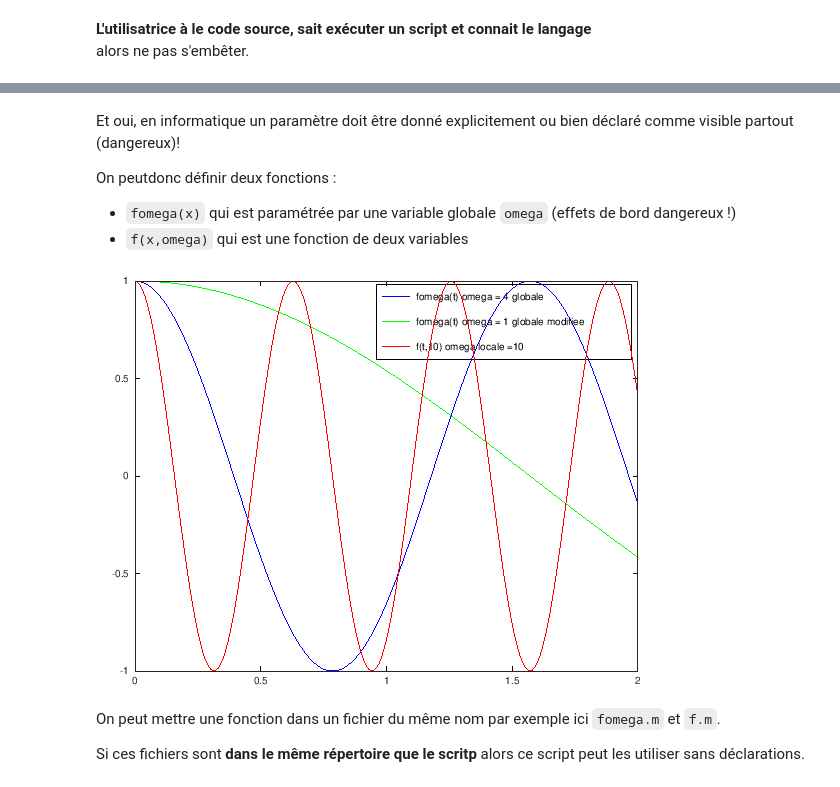
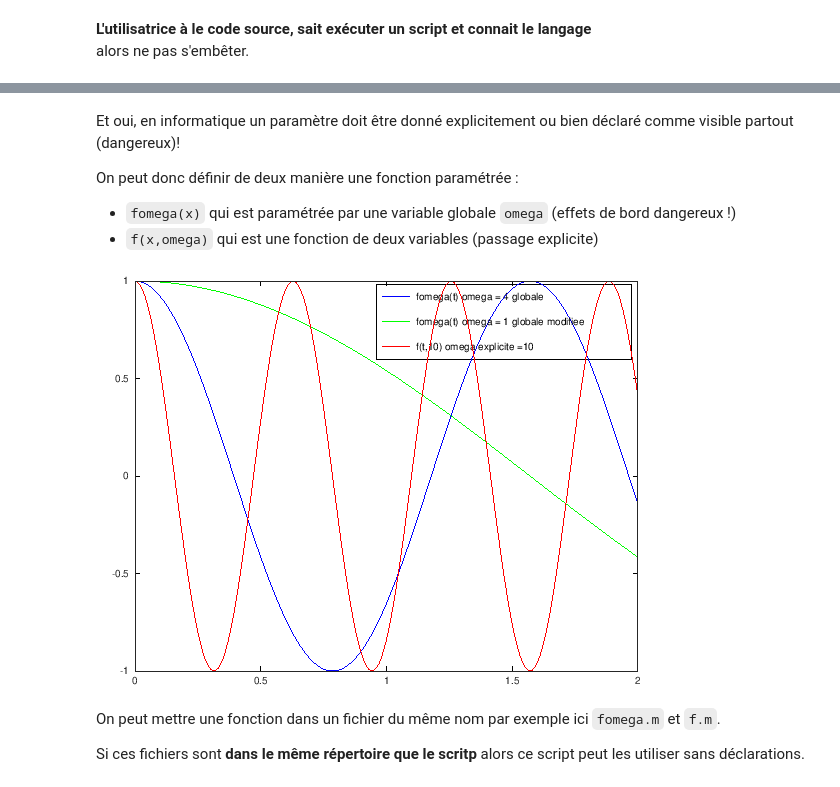
Before and after one commit to balaise31/Signal, a Jupyter notebook: continu/td/notebooks/intro_octave_2.ipynb, the cells around one changed output, grey strips where cells are left out. Saved outputs shown, nothing was run; the diff lists cells and outputs as text; code cells hidden in the pictures.

```diff
--- a/continu/td/notebooks/intro_octave_2.ipynb
+++ b/continu/td/notebooks/intro_octave_2.ipynb
@@ -202,33 +211,33 @@ error: called from
 # %% [markdown]
 Et oui, en informatique  un paramètre doit être donné explicitement ou bien déclaré comme visible partout (dangereux)!
 
-On peutdonc définir deux fonctions :
+On peut donc définir de deux manière une fonction paramétrée :
    - `fomega(x)` qui est paramétrée par une variable globale `omega`  (effets de bord dangereux !)
-   - `f(x,omega)` qui est une fonction de deux variables
+   - `f(x,omega)` qui est une fonction de deux variables (passage explicite)
 # %%
 clear all;
 global omega=4;
 t=0:0.01:2;
 
 function y = fomega(x)
     global omega;
     y = exp(i*omega*x);
 end
 
 function y = f(x, omega)
     y = exp(i*omega*x);
 end
 
 plot(t,fomega(x=t),'b');
 hold on;
 
 omega=1;
 plot(t,fomega(x=t),'g');
 
 plot(t,f(x=t, w=10),'r');
-legend(["fomega(t) omega = 4 globale";"fomega(t) omega = 1 globale modifiee";"f(t,10) omega locale =10"])
+legend(["fomega(t) omega = 4 globale";"fomega(t) omega = 1 globale modifiee";"f(t,10) omega explicite =10"])
 # %% [output]
-[figure, old version]
+[figure, new version]
 # %% [markdown]
 On peut mettre une fonction dans un fichier du même nom par exemple ici `fomega.m` et `f.m`.
 
```
Also changed, not shown: parts of 33 cells of this notebook, 3 other files.
